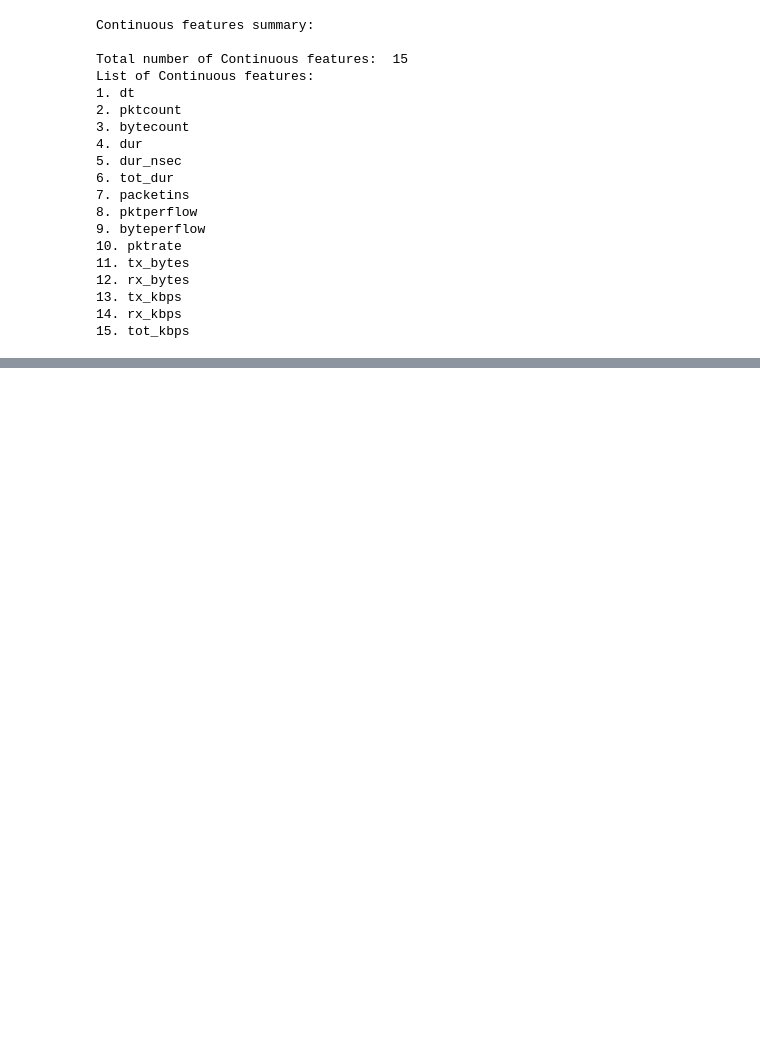
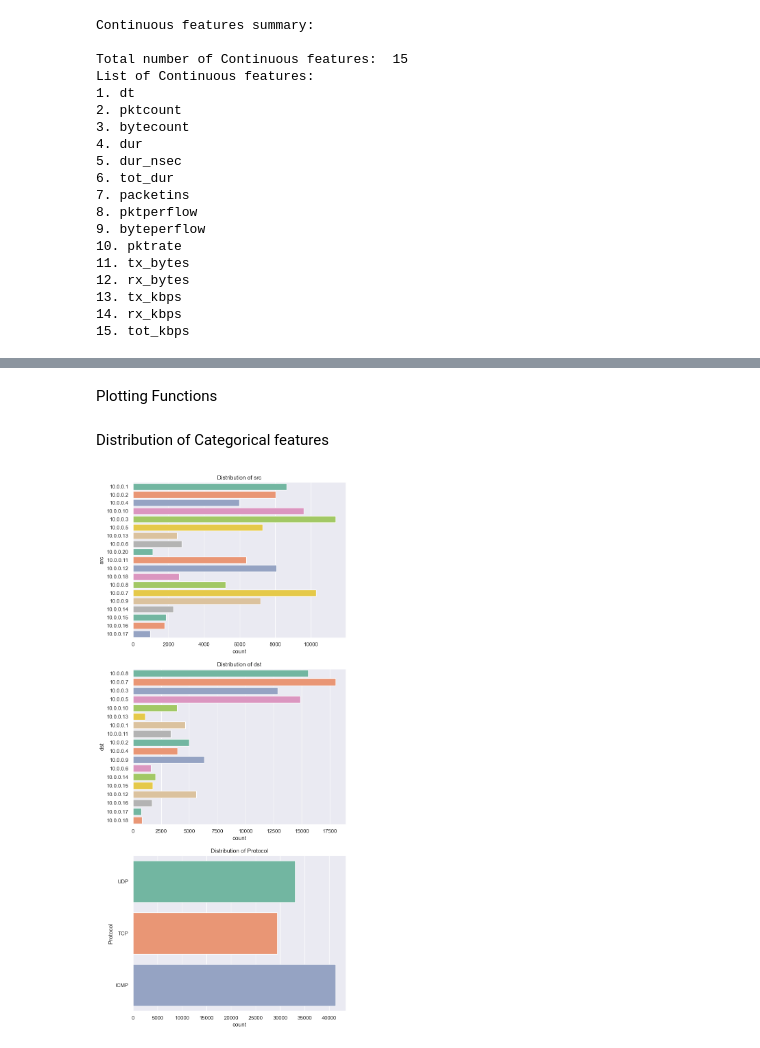
Before and after one commit to Pratham8766/DDoS-Detection-using-Machine-Learning, a Jupyter notebook: model_training_2.ipynb, the cells around one changed output, grey strips where cells are left out. Saved outputs shown, nothing was run; the diff lists cells and outputs as text; code cells hidden in the pictures; blank space fills up the shorter version.

```diff
--- a/model_training_2.ipynb
+++ b/model_training_2.ipynb
@@ -237,0 +243,6 @@ List of Continuous features:
+# %% [markdown]
+Plotting Functions
+# %%
+def countPlotDistribution(col):
+    sns.set_theme(style = "darkgrid")
+    sns.countplot(y = col, data = df, palette = "Set2", hue = col, legend = "auto").set(title = "Distribution of "+ col)
@@ -237,0 +253,10 @@ List of Continuous features:
+# %% [markdown]
+Distribution of Categorical features
+# %%
+f = plt.figure(figsize = (8, 20))
+for i in range(len(categorical_features)):
+    f.add_subplot(len(categorical_features), 1, i+1)
+    countPlotDistribution(categorical_features[i])
+plt.show()
+# %% [output]
+[figure, added]
```
Also changed, not shown: parts of 7 cells of this notebook.
